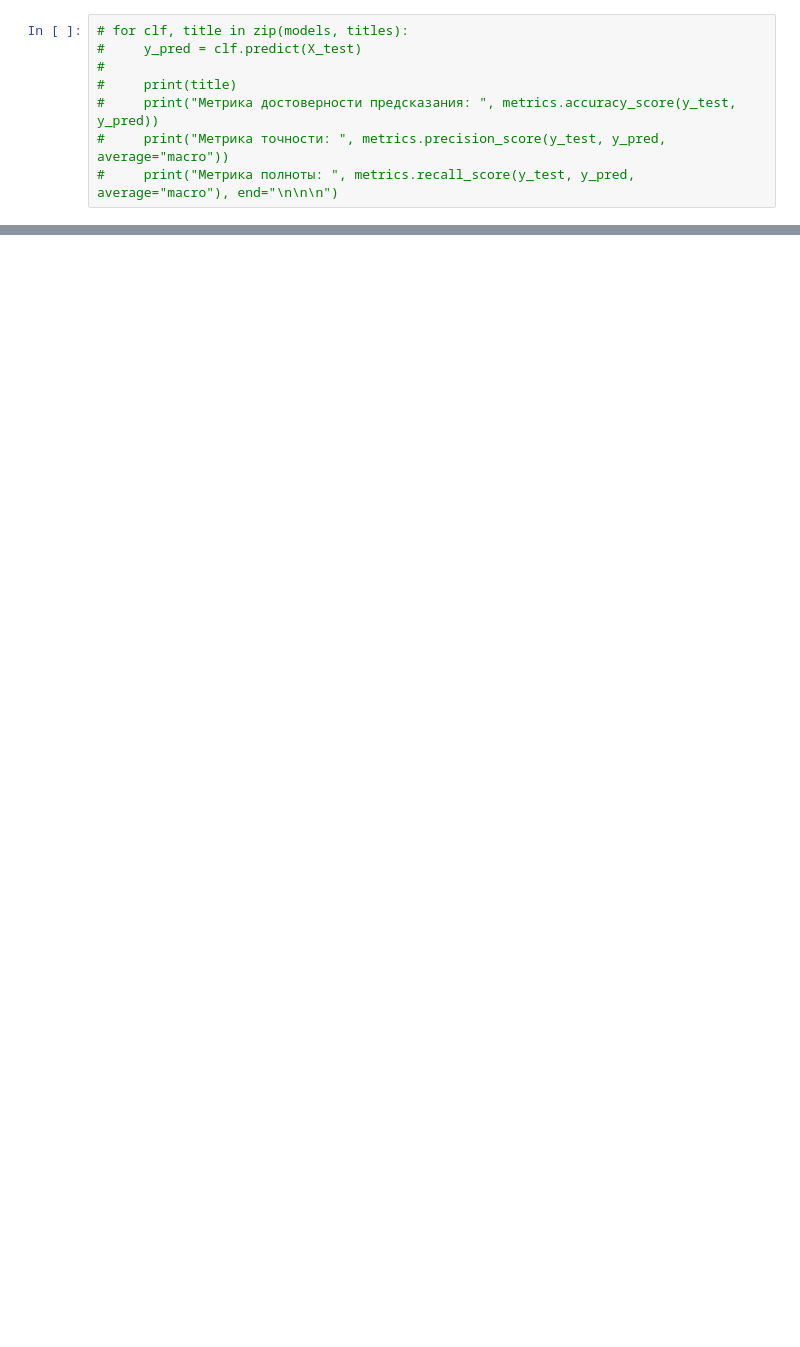
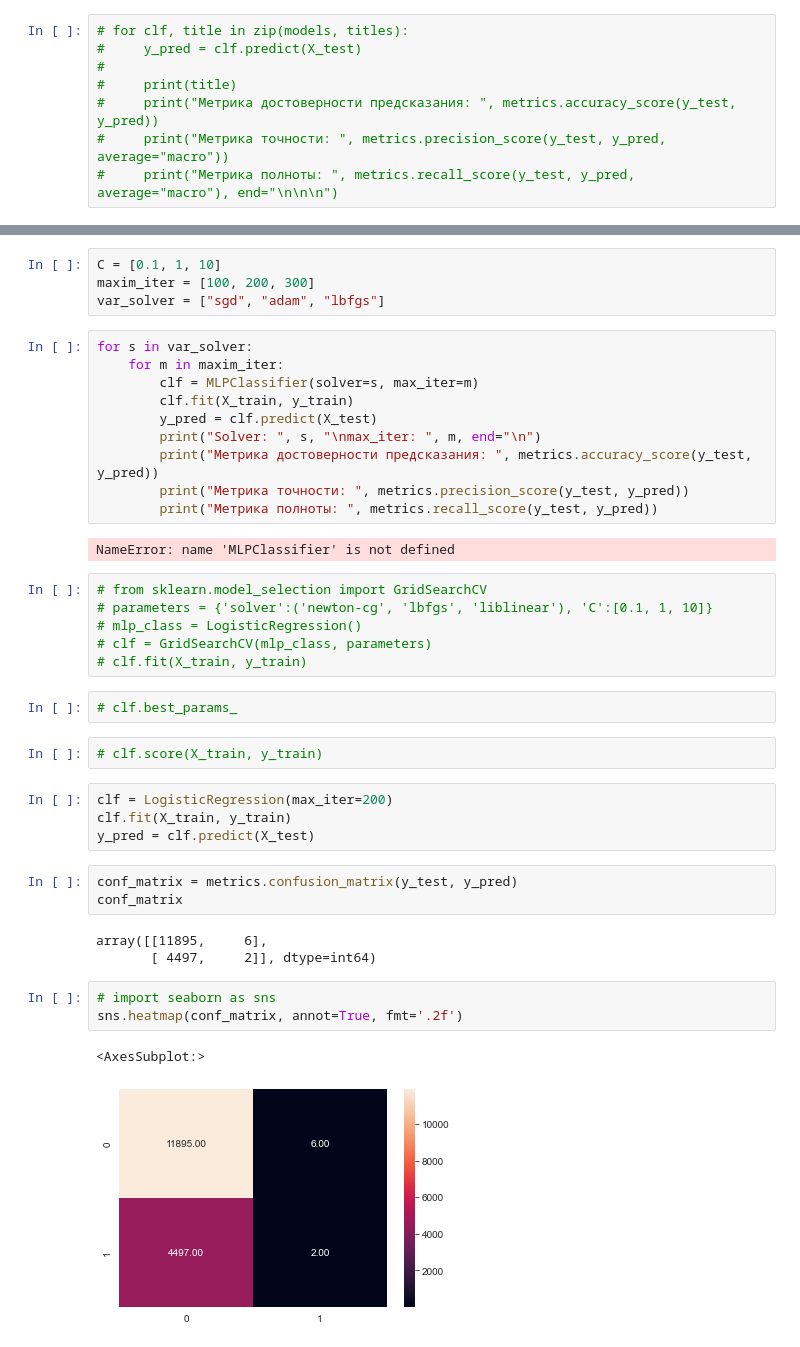
Before and after one commit to Amikuto/MLCourseWork, a Jupyter notebook: main.ipynb, the cells around one changed output, grey strips where cells are left out. Drawn from its saved outputs; the diff is of its cells as text; blank space fills up the shorter version.

```diff
--- a/main.ipynb
+++ b/main.ipynb
@@ -1536,0 +1556,42 @@ print("Метрика полноты: ", metrics.recall_score(y_test, y_pred, av
+# %%
+C = [0.1, 1, 10]
+maxim_iter = [100, 200, 300]
+var_solver = ["sgd", "adam", "lbfgs"]
+# %%
+for s in var_solver:
+    for m in maxim_iter:
+        clf = MLPClassifier(solver=s, max_iter=m)
+        clf.fit(X_train, y_train)
+        y_pred = clf.predict(X_test)
+        print("Solver: ", s, "\nmax_iter: ", m, end="\n")
+        print("Метрика достоверности предсказания: ", metrics.accuracy_score(y_test, y_pred))
+        print("Метрика точности: ", metrics.precision_score(y_test, y_pred))
+        print("Метрика полноты: ", metrics.recall_score(y_test, y_pred))
+# %% [output]
+NameError: name 'MLPClassifier' is not defined
+# %%
+# from sklearn.model_selection import GridSearchCV
+# parameters = {'solver':('newton-cg', 'lbfgs', 'liblinear'), 'C':[0.1, 1, 10]}
+# mlp_class = LogisticRegression()
+# clf = GridSearchCV(mlp_class, parameters)
+# clf.fit(X_train, y_train)
+# %%
+# clf.best_params_
+# %%
+# clf.score(X_train, y_train)
+# %%
+clf = LogisticRegression(max_iter=200)
+clf.fit(X_train, y_train)
+y_pred = clf.predict(X_test)
+# %%
+conf_matrix = metrics.confusion_matrix(y_test, y_pred)
+conf_matrix
+# %% [output]
+array([[11895,     6],
+       [ 4497,     2]], dtype=int64)
+# %%
+# import seaborn as sns
+sns.heatmap(conf_matrix, annot=True, fmt='.2f')
+# %% [output]
+<AxesSubplot:>
+[figure, added]
```
Also changed, not shown: parts of 25 cells of this notebook.
